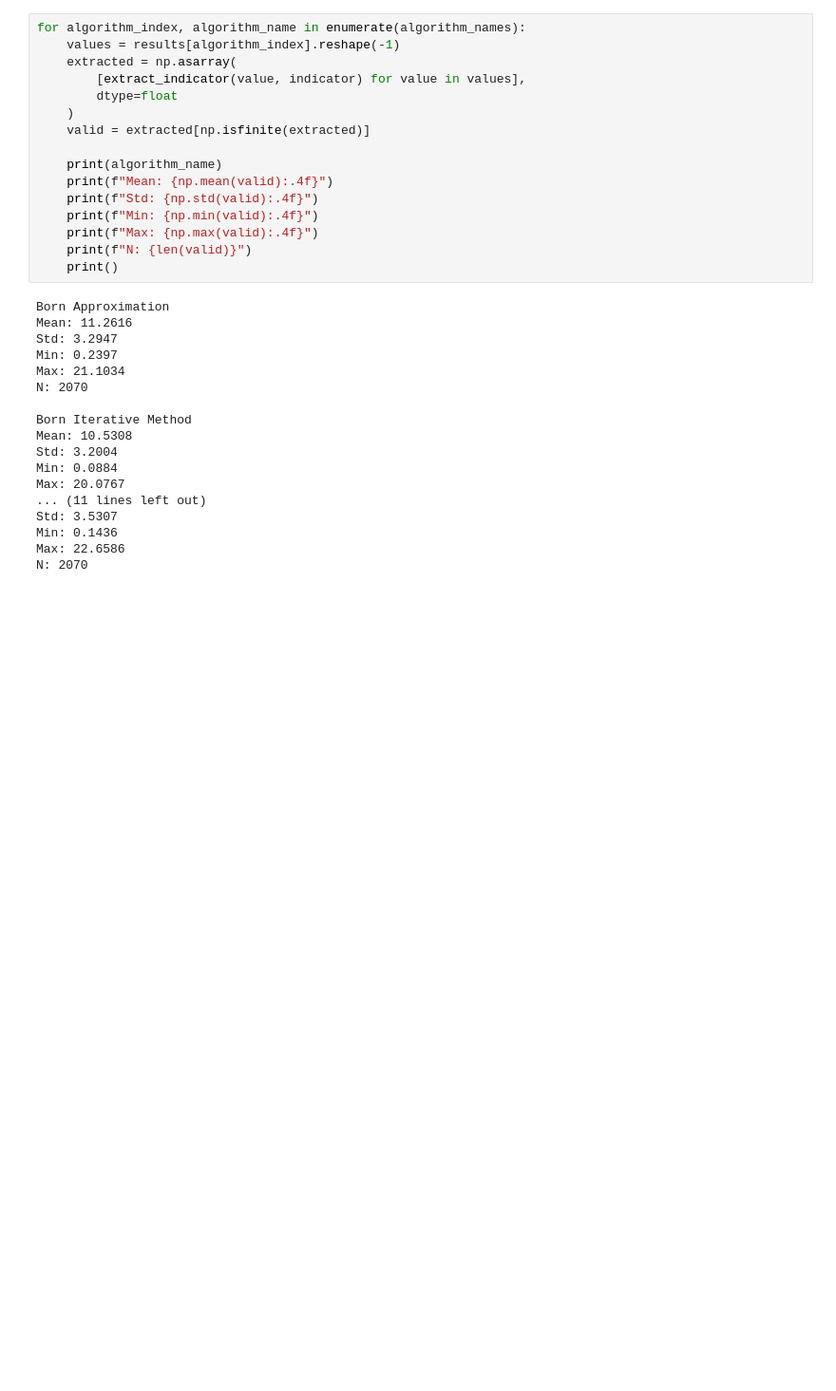
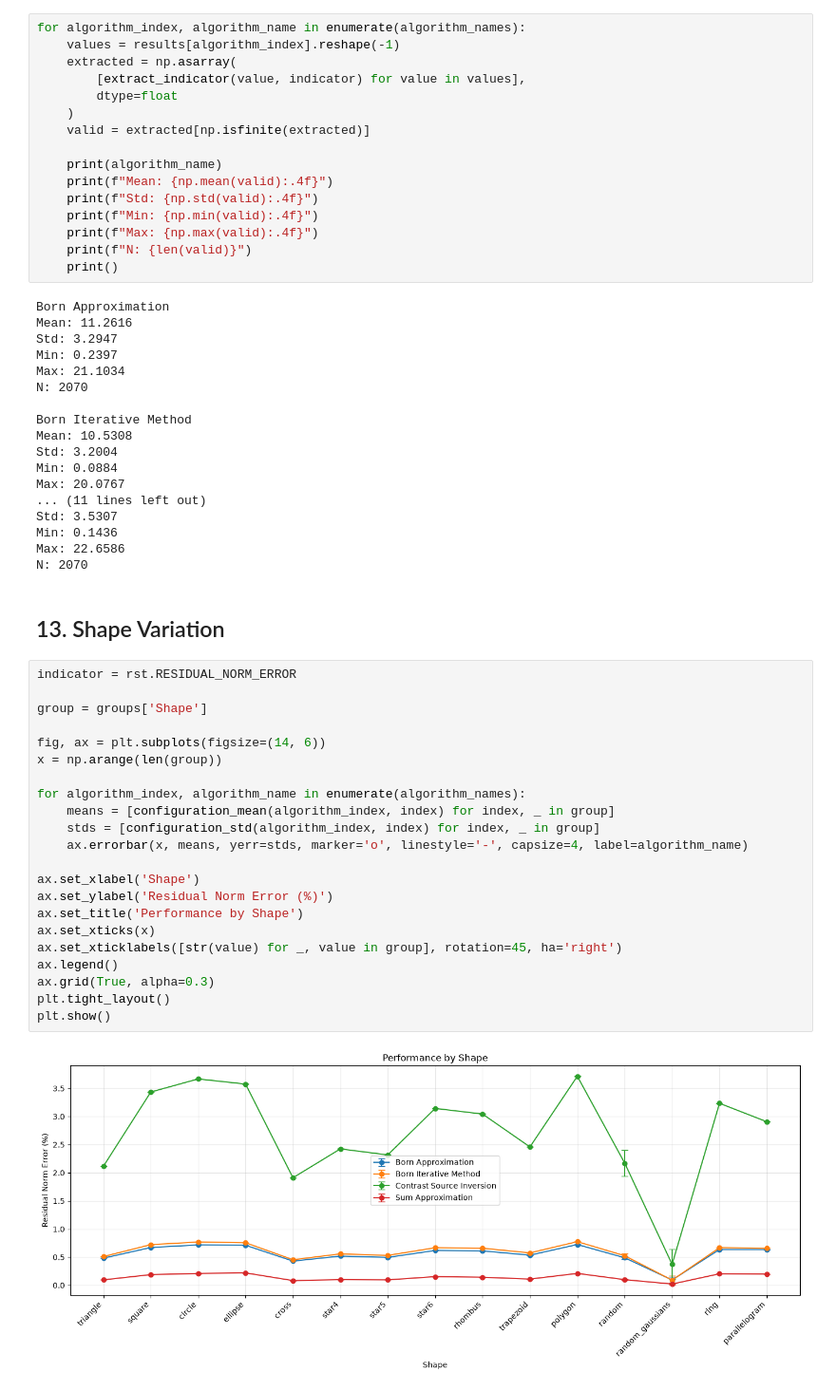
Before and after one commit to andre-batista/eispy2d, a Jupyter notebook: demo/example_benchmark_evaluate.ipynb, the cells around one changed output. Shown at 95% size. Cells and saved outputs as stored; diff of their text form; blank space fills up the shorter version.

Commit message:
Adding residual norm error to benchmark

```diff
--- a/demo/example_benchmark_evaluate.ipynb
+++ b/demo/example_benchmark_evaluate.ipynb
@@ -482,3 +482,29 @@ Std: 3.5307
 Min: 0.1436
 Max: 22.6586
 N: 2070
+# %% [markdown]
+## 13. Shape Variation
+# %%
+indicator = rst.RESIDUAL_NORM_ERROR
+
+group = groups['Shape']
+
+fig, ax = plt.subplots(figsize=(14, 6))
+x = np.arange(len(group))
+
+for algorithm_index, algorithm_name in enumerate(algorithm_names):
+    means = [configuration_mean(algorithm_index, index) for index, _ in group]
+    stds = [configuration_std(algorithm_index, index) for index, _ in group]
+    ax.errorbar(x, means, yerr=stds, marker='o', linestyle='-', capsize=4, label=algorithm_name)
+
+ax.set_xlabel('Shape')
+ax.set_ylabel('Residual Norm Error (%)')
+ax.set_title('Performance by Shape')
+ax.set_xticks(x)
+ax.set_xticklabels([str(value) for _, value in group], rotation=45, ha='right')
+ax.legend()
+ax.grid(True, alpha=0.3)
+plt.tight_layout()
+plt.show()
+# %% [output]
+[figure, added]
```
Also changed, not shown: parts of 18 cells of this notebook, 1 other file.
